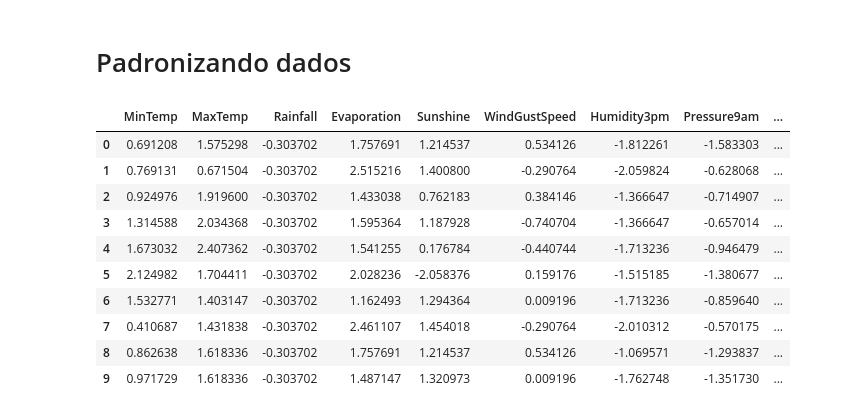
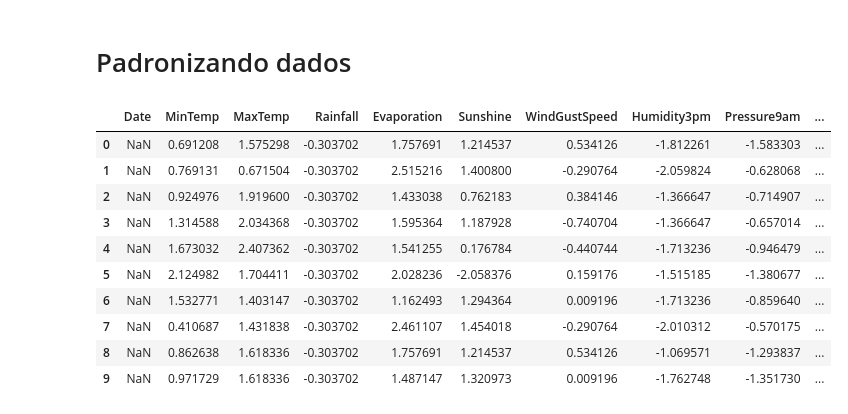
Before and after one commit to lucasferreiraek/rain-in-australia, a Jupyter notebook: Rain in Australia.ipynb, the cells around one changed output. Cells and saved outputs as stored; diff of their text form; code cells hidden in the pictures.

```diff
--- a/Rain in Australia.ipynb
+++ b/Rain in Australia.ipynb
@@ -201,31 +200,35 @@ scaled = scaler.fit_transform(x_train)
 # %%
 names = [
     'MinTemp',
     'MaxTemp',
     'Rainfall',
     'Evaporation',
     'Sunshine',
     'WindGustSpeed',
     'Humidity3pm',
     'Pressure9am',
     'Pressure3pm',
     'Cloud9am',
     'Cloud3pm',
     'Temp9am',
     'Temp3pm',
     'RISK_MM'
 ]
+
 data_scaled = pd.DataFrame(scaled, columns=names)
-scaled.head(10)
+data_scaled.insert(0, 'Date', data['Date'])
+data_scaled.insert(15, 'RainToday', data['RainToday'])
+data_scaled.insert(16, 'RainTomorrow', data['RainTomorrow'])
+data_scaled.head(10)
 # %% [output]
-|  | MinTemp | MaxTemp | Rainfall | Evaporation | Sunshine | WindGustSpeed | Humidity3pm | Pressure9am | ... |
-| 0 | 0.691208 | 1.575298 | -0.303702 | 1.757691 | 1.214537 | 0.534126 | -1.812261 | -1.583303 | ... |
-| 1 | 0.769131 | 0.671504 | -0.303702 | 2.515216 | 1.400800 | -0.290764 | -2.059824 | -0.628068 | ... |
-| 2 | 0.924976 | 1.919600 | -0.303702 | 1.433038 | 0.762183 | 0.384146 | -1.366647 | -0.714907 | ... |
-| 3 | 1.314588 | 2.034368 | -0.303702 | 1.595364 | 1.187928 | -0.740704 | -1.366647 | -0.657014 | ... |
-| 4 | 1.673032 | 2.407362 | -0.303702 | 1.541255 | 0.176784 | -0.440744 | -1.713236 | -0.946479 | ... |
-| 5 | 2.124982 | 1.704411 | -0.303702 | 2.028236 | -2.058376 | 0.159176 | -1.515185 | -1.380677 | ... |
-| 6 | 1.532771 | 1.403147 | -0.303702 | 1.162493 | 1.294364 | 0.009196 | -1.713236 | -0.859640 | ... |
-| 7 | 0.410687 | 1.431838 | -0.303702 | 2.461107 | 1.454018 | -0.290764 | -2.010312 | -0.570175 | ... |
-| 8 | 0.862638 | 1.618336 | -0.303702 | 1.757691 | 1.214537 | 0.534126 | -1.069571 | -1.293837 | ... |
-| 9 | 0.971729 | 1.618336 | -0.303702 | 1.487147 | 1.320973 | 0.009196 | -1.762748 | -1.351730 | ... |
+|  | Date | MinTemp | MaxTemp | Rainfall | Evaporation | Sunshine | WindGustSpeed | Humidity3pm | Pressure9am | ... |
+| 0 | NaN | 0.691208 | 1.575298 | -0.303702 | 1.757691 | 1.214537 | 0.534126 | -1.812261 | -1.583303 | ... |
+| 1 | NaN | 0.769131 | 0.671504 | -0.303702 | 2.515216 | 1.400800 | -0.290764 | -2.059824 | -0.628068 | ... |
+| 2 | NaN | 0.924976 | 1.919600 | -0.303702 | 1.433038 | 0.762183 | 0.384146 | -1.366647 | -0.714907 | ... |
+| 3 | NaN | 1.314588 | 2.034368 | -0.303702 | 1.595364 | 1.187928 | -0.740704 | -1.366647 | -0.657014 | ... |
+| 4 | NaN | 1.673032 | 2.407362 | -0.303702 | 1.541255 | 0.176784 | -0.440744 | -1.713236 | -0.946479 | ... |
+| 5 | NaN | 2.124982 | 1.704411 | -0.303702 | 2.028236 | -2.058376 | 0.159176 | -1.515185 | -1.380677 | ... |
+| 6 | NaN | 1.532771 | 1.403147 | -0.303702 | 1.162493 | 1.294364 | 0.009196 | -1.713236 | -0.859640 | ... |
+| 7 | NaN | 0.410687 | 1.431838 | -0.303702 | 2.461107 | 1.454018 | -0.290764 | -2.010312 | -0.570175 | ... |
+| 8 | NaN | 0.862638 | 1.618336 | -0.303702 | 1.757691 | 1.214537 | 0.534126 | -1.069571 | -1.293837 | ... |
+| 9 | NaN | 0.971729 | 1.618336 | -0.303702 | 1.487147 | 1.320973 | 0.009196 | -1.762748 | -1.351730 | ... |
```
Also changed, not shown: parts of 4 cells of this notebook.
